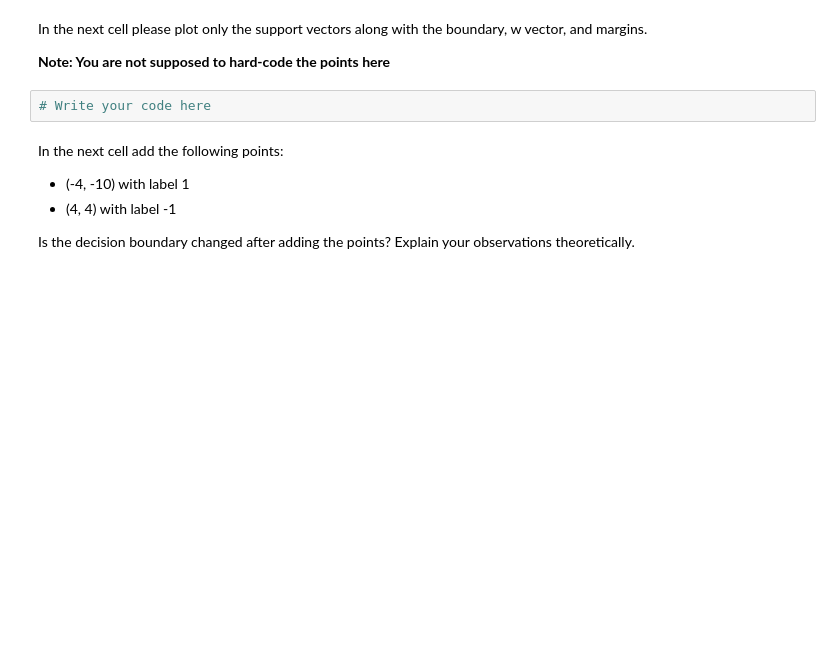
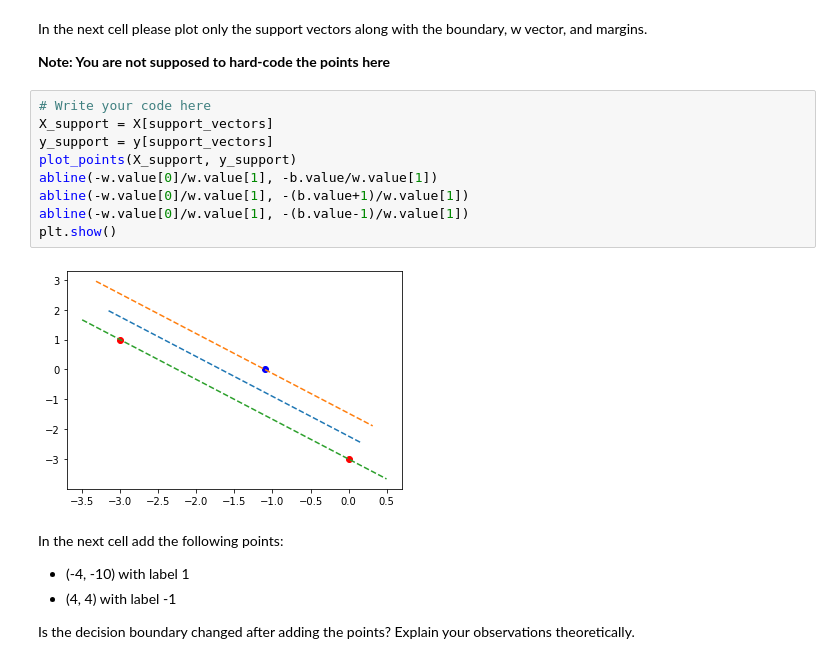
Before and after one commit to kanishk779/SMAI-2, a Jupyter notebook: question4.ipynb, the cells around one changed output. Saved outputs shown, nothing was run; the diff lists cells and outputs as text; blank space fills up the shorter version.

```diff
--- a/question4.ipynb
+++ b/question4.ipynb
@@ -69,8 +113,17 @@ You may want to create a function to plot the line of separation as you would re
 In the next cell please plot only the support vectors along with the boundary, w vector, and margins.
 
 **Note: You are not supposed to hard-code the points here**
-# %%
-# Write your code here
+# %%
+# Write your code here
+X_support = X[support_vectors]
+y_support = y[support_vectors]
+plot_points(X_support, y_support)
+abline(-w.value[0]/w.value[1], -b.value/w.value[1])
+abline(-w.value[0]/w.value[1], -(b.value+1)/w.value[1])
+abline(-w.value[0]/w.value[1], -(b.value-1)/w.value[1])
+plt.show()
+# %% [output]
+[figure, added]
 # %% [markdown]
 In the next cell add the following points:
 * (-4, -10) with label 1
```
Also changed, not shown: parts of 34 cells of this notebook, 2 other files.
